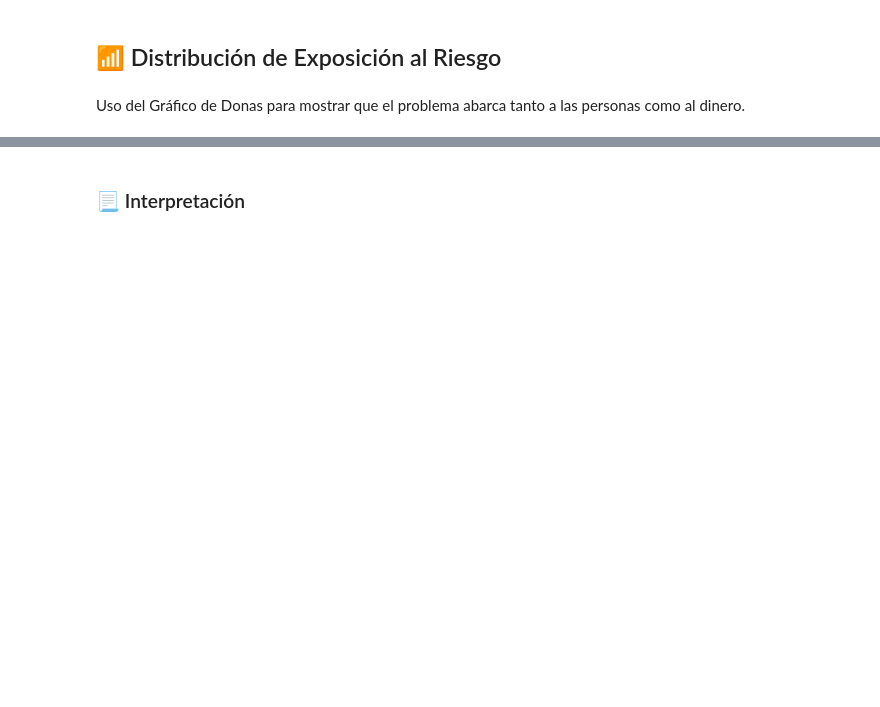
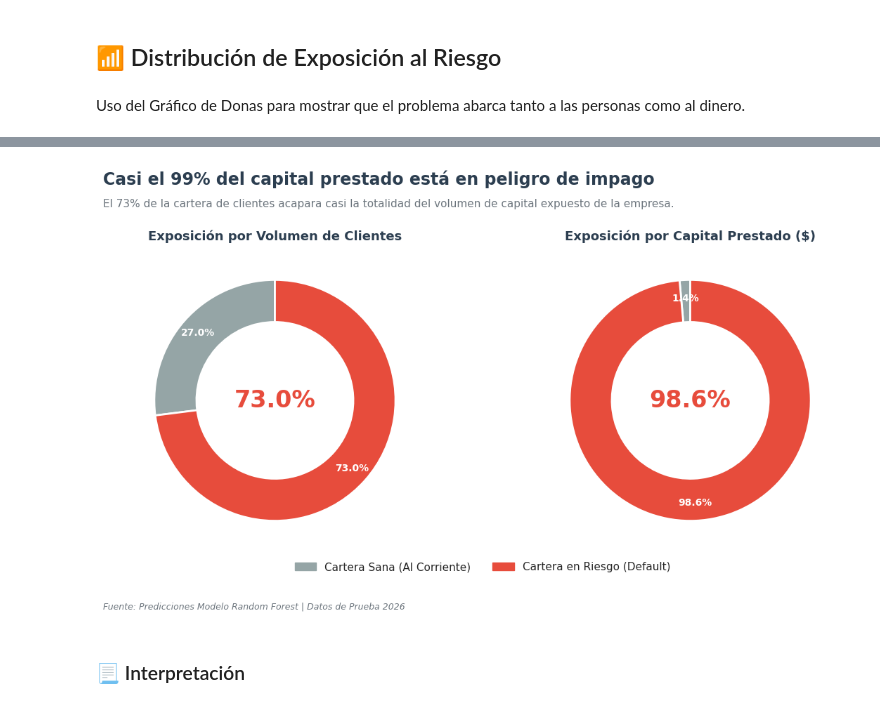
Before and after one commit to RamRider89/aplicaciones-ciencia-datos, a Jupyter notebook: actividades/evidencia-2/Evidencia_2_Carlos_Duarte.ipynb, the cells around one changed output, grey strips where cells are left out. Drawn from its saved outputs; the diff is of its cells as text; code cells hidden in the pictures; blank space fills up the shorter version.

```diff
--- a/actividades/evidencia-2/Evidencia_2_Carlos_Duarte.ipynb
+++ b/actividades/evidencia-2/Evidencia_2_Carlos_Duarte.ipynb
@@ -177,0 +398,9 @@ df_prep = pd.read_csv(_URL_)
+# %%
+display_mensaje("🤖 Configuración de parametros para el Random Forest")
+
+_MEJOR_VERSION_ = 'RF_v4_Est200_Depth10'
+_N_ESTIMATORS_ = 200
+_MAX_DEPTH_ = 10
+_CLASS_WEIGHT_ = 'balanced'
+
+params = {"n_estimators": _N_ESTIMATORS_, "max_depth": _MAX_DEPTH_,   "class_weight": _CLASS_WEIGHT_}
@@ -224,0 +817,3 @@ df_viz = df_prep.copy()
+# %%
+df_viz_preparado = df_final_preparado.copy()
+df_viz_predicciones = df_predicciones_final.copy()
@@ -258,0 +1013,75 @@ KeyError: 'prediccion_default'
+# %%
+# ------------------------------------------------------------------------------
+# Grafica de conteos y gravedad del problema
+# ------------------------------------------------------------------------------
+import matplotlib.patches as mpatches
+
+plt.figure(figsize=(12, 6))
+fig, (ax1, ax2) = plt.subplots(1, 2, figsize=(12, 5.5))
+
+# Conteo de Clientes vs Volumen de Capital
+clientes_riesgo = df_viz_predicciones['prediccion_default'].value_counts(normalize=True).sort_index()
+capital_riesgo = (df_viz_predicciones.groupby('prediccion_default')['saldo_promedio'].sum() / df_viz_predicciones['saldo_promedio'].sum()).sort_values(ascending=True)
+
+# ---------------------------------------------------------
+# Títulos
+# ---------------------------------------------------------
+# Título principal
+plt.figtext(0.05, 1.05, "Casi el 99% del capital prestado está en peligro de impago",
+            fontsize=17, fontweight='bold', color=COLOR_TEXTO, ha='left')
+
+# Subtítulo
+plt.figtext(0.05, 0.99, "El 73% de la cartera de clientes acapara casi la totalidad del volumen de capital expuesto de la empresa.",
+            fontsize=11, color=_color_gray, ha='left')
+
+# ---------------------------------------------------------
+# Grafica de donas estilo kpi
+# ---------------------------------------------------------
+colores = [COLOR_SEGURO, COLOR_RIESGO]
+
+# Dona 1: Clientes
+wedges1, texts1, autotexts1 = ax1.pie(
+    clientes_riesgo, autopct='%1.1f%%', startangle=90, colors=colores,
+    wedgeprops=dict(width=0.35, edgecolor='w', linewidth=2),
+    pctdistance=0.85,
+    labeldistance=1.2,
+    textprops={'fontsize': 10, 'color': _color_white, 'fontweight': 'bold'}
+)
+ax1.set_title('Exposición por Volumen de Clientes', color=COLOR_TEXTO, fontweight='bold', fontsize=13, pad=10)
+
+# informacion del % de riesgo para ponerlo en el centro
+pct_riesgo_clientes = clientes_riesgo.loc[1] * 100
+ax1.text(0, 0, f"{pct_riesgo_clientes:.1f}%", ha='center', va='center', fontsize=24, fontweight='bold', color=COLOR_RIESGO)
+
+# Dona 2: Saldo de clientes
+wedges2, texts2, autotexts2 = ax2.pie(
+    capital_riesgo, autopct='%1.1f%%', startangle=90, colors=colores,
+    wedgeprops=dict(width=0.35, edgecolor='w', linewidth=2),
+    pctdistance=0.85,
+    labeldistance=1.2,
+    textprops={'fontsize': 10, 'color': _color_white, 'fontweight': 'bold'}
+)
+ax2.set_title('Exposición por Capital Prestado ($)', color=COLOR_TEXTO, fontweight='bold', fontsize=13, pad=10)
+
+# informacion del % de capital en riesgo para el centro
+pct_riesgo_capital = capital_riesgo.loc[0] * 100
+ax2.text(0, 0, f"{pct_riesgo_capital:.1f}%", ha='center', va='center', fontsize=24, fontweight='bold', color=COLOR_RIESGO)
+
+# ---------------------------------------------------------
+# Limpieza
+# ---------------------------------------------------------
+riesgo_patch = mpatches.Patch(color=COLOR_RIESGO, label='Cartera en Riesgo (Default)')
+seguro_patch = mpatches.Patch(color=COLOR_SEGURO, label='Cartera Sana (Al Corriente)')
+fig.legend(handles=[seguro_patch, riesgo_patch], loc='lower center', ncol=2,
+           bbox_to_anchor=(0.5, 0.02), frameon=False, fontsize=11)
+
+# Nota
+plt.figtext(0.05, -0.05, "Fuente: Predicciones Modelo Random Forest | Datos de Prueba 2026",
+            fontsize=9, color=_color_gray, fontstyle='italic')
+
+plt.tight_layout()
+plt.subplots_adjust(bottom=0.1)
+plt.subplots_adjust(top=0.88)
+plt.savefig("figs/3-riesgo-sistemico.png", bbox_inches='tight', dpi=300)
+plt.show()
+# %% [output]
@@ -259,2 +1089,3 @@ KeyError: 'prediccion_default'
+[figure, added]
 # %% [markdown]
 ### 📃 Interpretación
```
Also changed, not shown: parts of 123 cells of this notebook, 7 other files.
